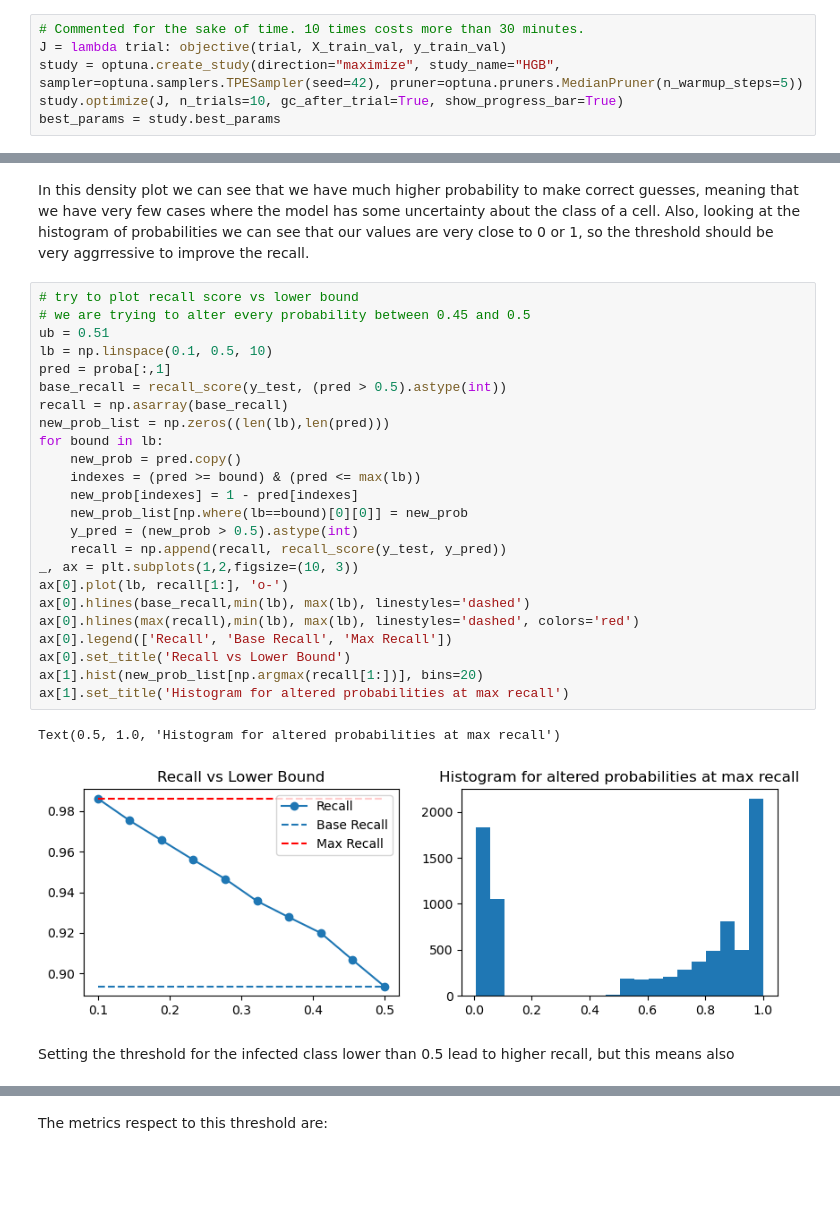
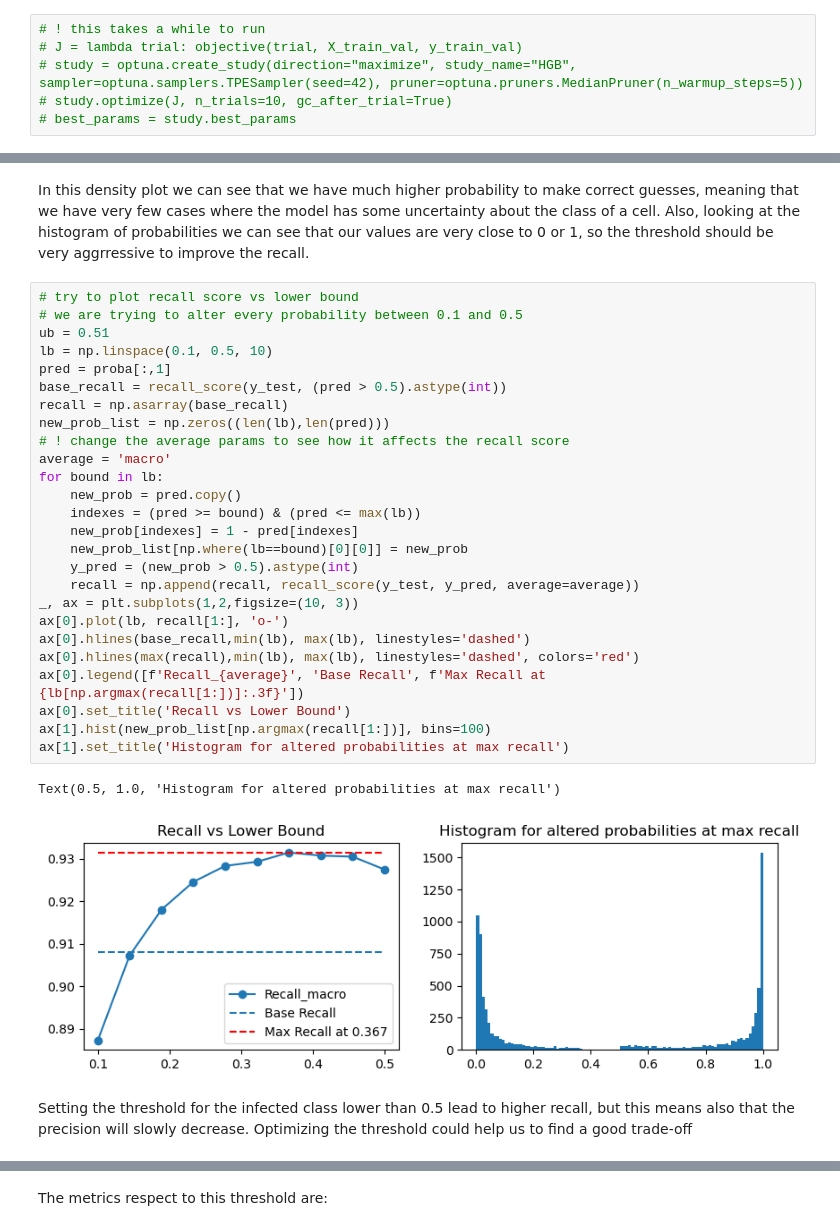
Before and after one commit to effibot/ML_2122_Project, a Jupyter notebook: notebooks/classification_notebook.ipynb, the cells around one changed output, grey strips where cells are left out. Drawn from its saved outputs; the diff is of its cells as text; blank space fills up the shorter version.

Commit message:
weight test 2

```diff
--- a/notebooks/classification_notebook.ipynb
+++ b/notebooks/classification_notebook.ipynb
@@ -659,8 +659,8 @@ def objective(trial, X, y):
 
 best_params = None
 # %%
-# Commented for the sake of time. 10 times costs more than 30 minutes.
-J = lambda trial: objective(trial, X_train_val, y_train_val)
-study = optuna.create_study(direction="maximize", study_name="HGB", sampler=optuna.samplers.TPESampler(seed=42), pruner=optuna.pruners.MedianPruner(n_warmup_steps=5))
-study.optimize(J, n_trials=10, gc_after_trial=True, show_progress_bar=True)
-best_params = study.best_params
+# ! this takes a while to run
+# J = lambda trial: objective(trial, X_train_val, y_train_val)
+# study = optuna.create_study(direction="maximize", study_name="HGB", sampler=optuna.samplers.TPESampler(seed=42), pruner=optuna.pruners.MedianPruner(n_warmup_steps=5))
+# study.optimize(J, n_trials=10, gc_after_trial=True)
+# best_params = study.best_params
@@ -734,32 +713,34 @@ Text(0.5, 1.0, 'Histogram of the predicted probabilities')
 In this density plot we can see that we have much higher probability to make correct guesses, meaning that we have very few cases where the model has some uncertainty about the class of a cell. Also, looking at the histogram of probabilities we can see that our values are very close to 0 or 1, so the threshold should be very aggrressive to improve the recall.
 # %%
 # try to plot recall score vs lower bound
-# we are trying to alter every probability between 0.45 and 0.5
+# we are trying to alter every probability between 0.1 and 0.5
 ub = 0.51
 lb = np.linspace(0.1, 0.5, 10)
 pred = proba[:,1]
 base_recall = recall_score(y_test, (pred > 0.5).astype(int))
 recall = np.asarray(base_recall)
 new_prob_list = np.zeros((len(lb),len(pred)))
+# ! change the average params to see how it affects the recall score
+average = 'macro'
 for bound in lb:
     new_prob = pred.copy()
     indexes = (pred >= bound) & (pred <= max(lb))
     new_prob[indexes] = 1 - pred[indexes]
     new_prob_list[np.where(lb==bound)[0][0]] = new_prob
     y_pred = (new_prob > 0.5).astype(int)
-    recall = np.append(recall, recall_score(y_test, y_pred))
+    recall = np.append(recall, recall_score(y_test, y_pred, average=average))
 _, ax = plt.subplots(1,2,figsize=(10, 3))
 ax[0].plot(lb, recall[1:], 'o-')
 ax[0].hlines(base_recall,min(lb), max(lb), linestyles='dashed')
 ax[0].hlines(max(recall),min(lb), max(lb), linestyles='dashed', colors='red')
-ax[0].legend(['Recall', 'Base Recall', 'Max Recall'])
+ax[0].legend([f'Recall_{average}', 'Base Recall', f'Max Recall at {lb[np.argmax(recall[1:])]:.3f}'])
 ax[0].set_title('Recall vs Lower Bound')
-ax[1].hist(new_prob_list[np.argmax(recall[1:])], bins=20)
+ax[1].hist(new_prob_list[np.argmax(recall[1:])], bins=100)
 ax[1].set_title('Histogram for altered probabilities at max recall')
 # %% [output]
 Text(0.5, 1.0, 'Histogram for altered probabilities at max recall')
-[figure, old version]
+[figure, new version]
 # %% [markdown]
-Setting the threshold for the infected class lower than 0.5 lead to higher recall, but this means also
+Setting the threshold for the infected class lower than 0.5 lead to higher recall, but this means also that the precision will slowly decrease. Optimizing the threshold could help us to find a good trade-off
 # %%
 # Define objective function for Optuna
```
Also changed, not shown: parts of 20 cells of this notebook, 2 other files.
